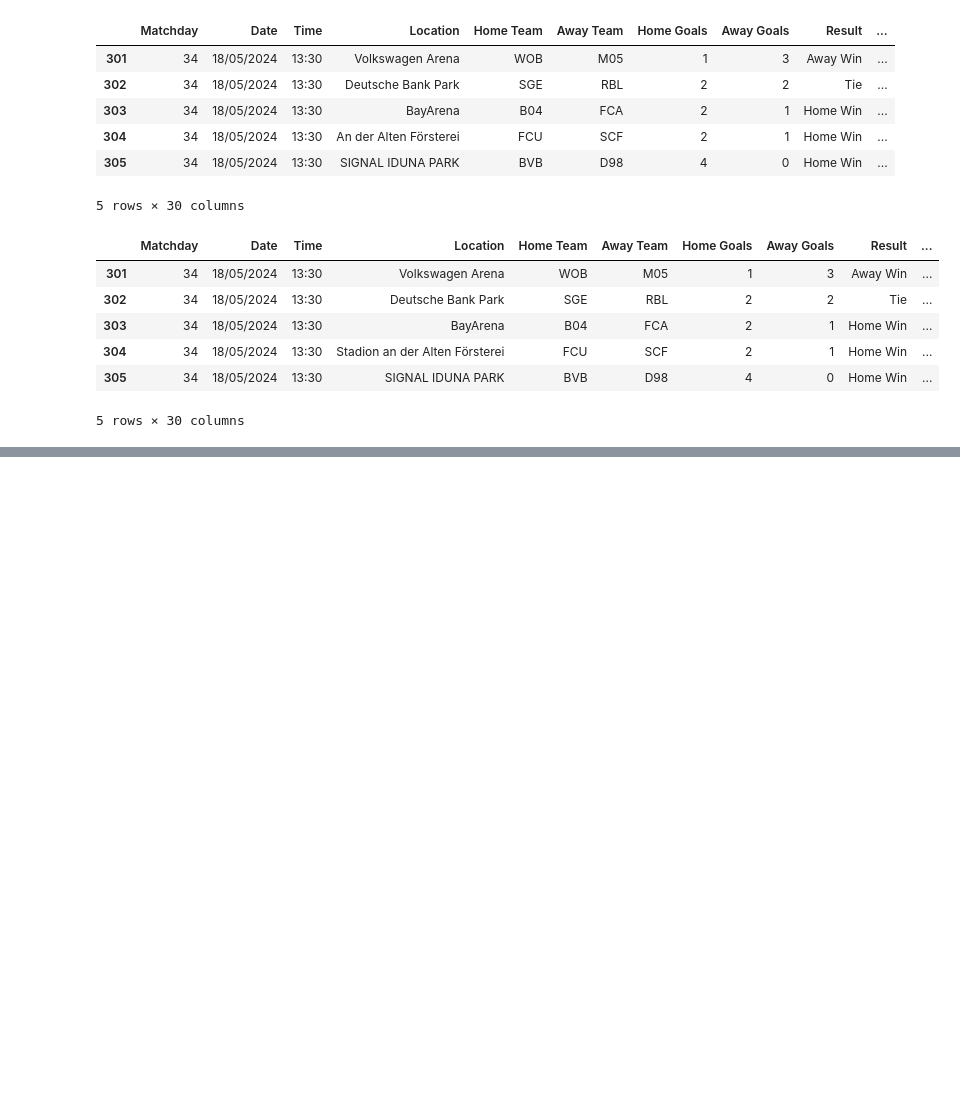
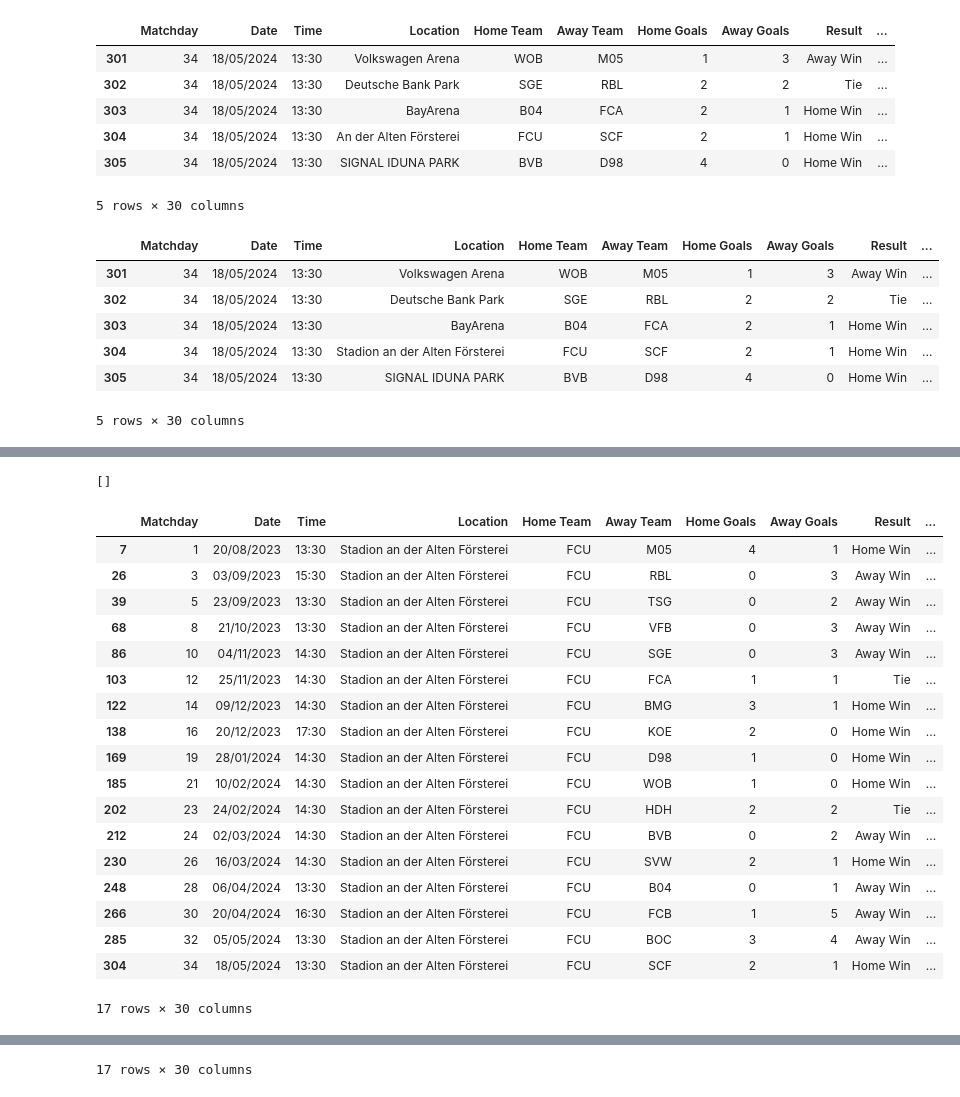
Before and after one commit to aeknab/moneyball, a Jupyter notebook: Data Wrangling.ipynb, the cells around one changed output, grey strips where cells are left out. Cells and saved outputs as stored; diff of their text form; code cells hidden in the pictures; blank space fills up the shorter version.

Commit message:
Match Overview Section corrected

```diff
--- a/Data Wrangling.ipynb
+++ b/Data Wrangling.ipynb
@@ -48,0 +233,12 @@ df.tail()
+# %%
+# Load merged_matchdays.csv
+merged_matchdays_path = "/Users/andreas/Desktop/02 - Moneyball/01 - Streamlit/Moneyball/data/merged_matchdays.csv"
+merged_df = pd.read_csv(merged_matchdays_path)
+
+# Load the first matchday file
+matchday_1_path = "/Users/andreas/Desktop/02 - Moneyball/Just the Tipp/Matchdays/matchday_1.csv"
+matchday_1_df = pd.read_csv(matchday_1_path)
+
+# Display the first few rows of both DataFrames to understand their structure
+display(merged_df.head())
+display(matchday_1_df.head())
@@ -48,0 +284,59 @@ df.tail()
+# %%
+# Identify columns in matchday_1_df that involve FCU
+fcu_columns = [col for col in matchday_1_df.columns if 'Union Berlin' in col]
+
+# Display the identified FCU-related columns
+print(fcu_columns)
+
+# Split the identified columns into home and away teams
+for col in fcu_columns:
+    # Split the column name (e.g., 'FCU - M05') into home and away teams
+    teams = col.split(' - ')
+    home_team, away_team = teams[0].strip(), teams[1].strip()
+
+    # Check if Union Berlin is the home or away team
+    if home_team == 'Union Berlin':
+        # Map the predictions to the corresponding columns in merged_df
+        merged_df.loc[(merged_df['Home Team'] == 'FCU') & (merged_df['Away Team'] == away_team), 'Andreas Home Goals Predicted'] = matchday_1_df.loc[0, 'Andreas']
+        # Repeat the mapping for other players
+        merged_df.loc[(merged_df['Home Team'] == 'FCU') & (merged_df['Away Team'] == away_team), 'Gerd Home Goals Predicted'] = matchday_1_df.loc[0, 'Gerd']
+        merged_df.loc[(merged_df['Home Team'] == 'FCU') & (merged_df['Away Team'] == away_team), 'Geri Home Goals Predicted'] = matchday_1_df.loc[0, 'Geri']
+        merged_df.loc[(merged_df['Home Team'] == 'FCU') & (merged_df['Away Team'] == away_team), 'Hermann Home Goals Predicted'] = matchday_1_df.loc[0, 'Rheinenergie']
+        merged_df.loc[(merged_df['Home Team'] == 'FCU') & (merged_df['Away Team'] == away_team), 'Johnny Home Goals Predicted'] = matchday_1_df.loc[0, 'Johnny']
+        merged_df.loc[(merged_df['Home Team'] == 'FCU') & (merged_df['Away Team'] == away_team), 'Moddy Home Goals Predicted'] = matchday_1_df.loc[0, 'Moddy']
+        merged_df.loc[(merged_df['Home Team'] == 'FCU') & (merged_df['Away Team'] == away_team), 'Samson Home Goals Predicted'] = matchday_1_df.loc[0, 'Samson']
+    elif away_team == 'Union Berlin':
+        # Map the predictions to the corresponding columns in merged_df
+        merged_df.loc[(merged_df['Away Team'] == 'FCU') & (merged_df['Home Team'] == home_team), 'Andreas Away Goals Predicted'] = matchday_1_df.loc[0, 'Andreas']
+        # Repeat the mapping for other players
+        merged_df.loc[(merged_df['Away Team'] == 'FCU') & (merged_df['Home Team'] == home_team), 'Gerd Away Goals Predicted'] = matchday_1_df.loc[0, 'Gerd']
+        merged_df.loc[(merged_df['Away Team'] == 'FCU') & (merged_df['Home Team'] == home_team), 'Geri Away Goals Predicted'] = matchday_1_df.loc[0, 'Geri']
+        merged_df.loc[(merged_df['Away Team'] == 'FCU') & (merged_df['Home Team'] == home_team), 'Hermann Away Goals Predicted'] = matchday_1_df.loc[0, 'Rheinenergie']
+        merged_df.loc[(merged_df['Away Team'] == 'FCU') & (merged_df['Home Team'] == home_team), 'Johnny Away Goals Predicted'] = matchday_1_df.loc[0, 'Johnny']
+        merged_df.loc[(merged_df['Away Team'] == 'FCU') & (merged_df['Home Team'] == home_team), 'Moddy Away Goals Predicted'] = matchday_1_df.loc[0, 'Moddy']
+        merged_df.loc[(merged_df['Away Team'] == 'FCU') & (merged_df['Home Team'] == home_team), 'Samson Away Goals Predicted'] = matchday_1_df.loc[0, 'Samson']
+
+# Display the updated merged_df to inspect the changes for FCU matches
+display(merged_df.loc[merged_df['Home Team'] == 'FCU'])
+display(merged_df.loc[merged_df['Away Team'] == 'FCU'])
+# %% [output]
+[]
+|  | Matchday | Date | Time | Location | Home Team | Away Team | Home Goals | Away Goals | Result | ... |
+| 7 | 1 | 20/08/2023 | 13:30 | Stadion an der Alten Försterei | FCU | M05 | 4 | 1 | Home Win | ... |
+| 26 | 3 | 03/09/2023 | 15:30 | Stadion an der Alten Försterei | FCU | RBL | 0 | 3 | Away Win | ... |
+| 39 | 5 | 23/09/2023 | 13:30 | Stadion an der Alten Försterei | FCU | TSG | 0 | 2 | Away Win | ... |
+| 68 | 8 | 21/10/2023 | 13:30 | Stadion an der Alten Försterei | FCU | VFB | 0 | 3 | Away Win | ... |
+| 86 | 10 | 04/11/2023 | 14:30 | Stadion an der Alten Försterei | FCU | SGE | 0 | 3 | Away Win | ... |
+| 103 | 12 | 25/11/2023 | 14:30 | Stadion an der Alten Försterei | FCU | FCA | 1 | 1 | Tie | ... |
+| 122 | 14 | 09/12/2023 | 14:30 | Stadion an der Alten Försterei | FCU | BMG | 3 | 1 | Home Win | ... |
+| 138 | 16 | 20/12/2023 | 17:30 | Stadion an der Alten Försterei | FCU | KOE | 2 | 0 | Home Win | ... |
+| 169 | 19 | 28/01/2024 | 14:30 | Stadion an der Alten Försterei | FCU | D98 | 1 | 0 | Home Win | ... |
+| 185 | 21 | 10/02/2024 | 14:30 | Stadion an der Alten Försterei | FCU | WOB | 1 | 0 | Home Win | ... |
+| 202 | 23 | 24/02/2024 | 14:30 | Stadion an der Alten Försterei | FCU | HDH | 2 | 2 | Tie | ... |
+| 212 | 24 | 02/03/2024 | 14:30 | Stadion an der Alten Försterei | FCU | BVB | 0 | 2 | Away Win | ... |
+| 230 | 26 | 16/03/2024 | 14:30 | Stadion an der Alten Försterei | FCU | SVW | 2 | 1 | Home Win | ... |
+| 248 | 28 | 06/04/2024 | 13:30 | Stadion an der Alten Försterei | FCU | B04 | 0 | 1 | Away Win | ... |
+| 266 | 30 | 20/04/2024 | 16:30 | Stadion an der Alten Försterei | FCU | FCB | 1 | 5 | Away Win | ... |
+| 285 | 32 | 05/05/2024 | 13:30 | Stadion an der Alten Försterei | FCU | BOC | 3 | 4 | Away Win | ... |
+| 304 | 34 | 18/05/2024 | 13:30 | Stadion an der Alten Försterei | FCU | SCF | 2 | 1 | Home Win | ... |
+17 rows × 30 columns
@@ -48,0 +361 @@ df.tail()
+17 rows × 30 columns
```
Also changed, not shown: parts of 33 cells of this notebook, 16 other files.
